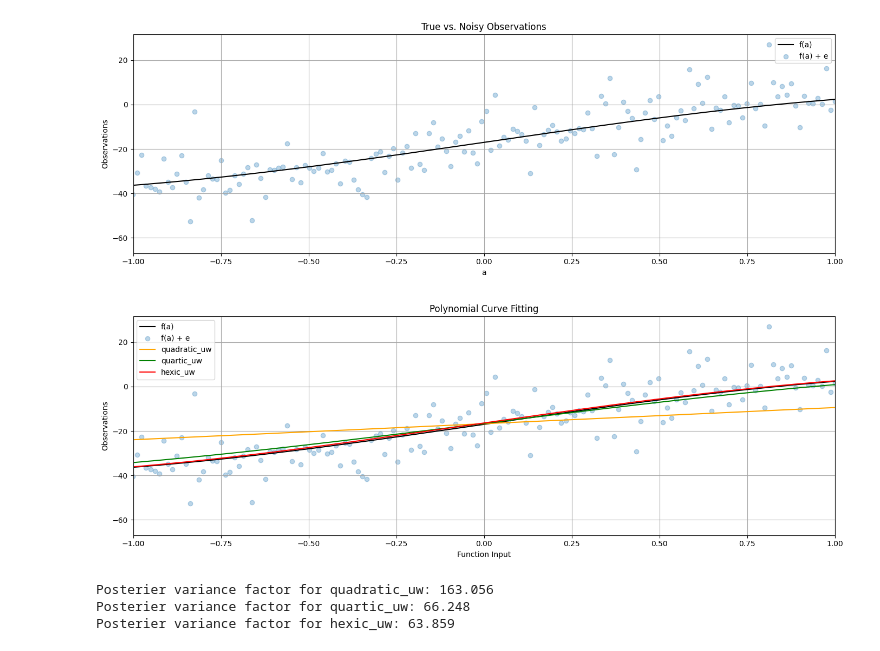
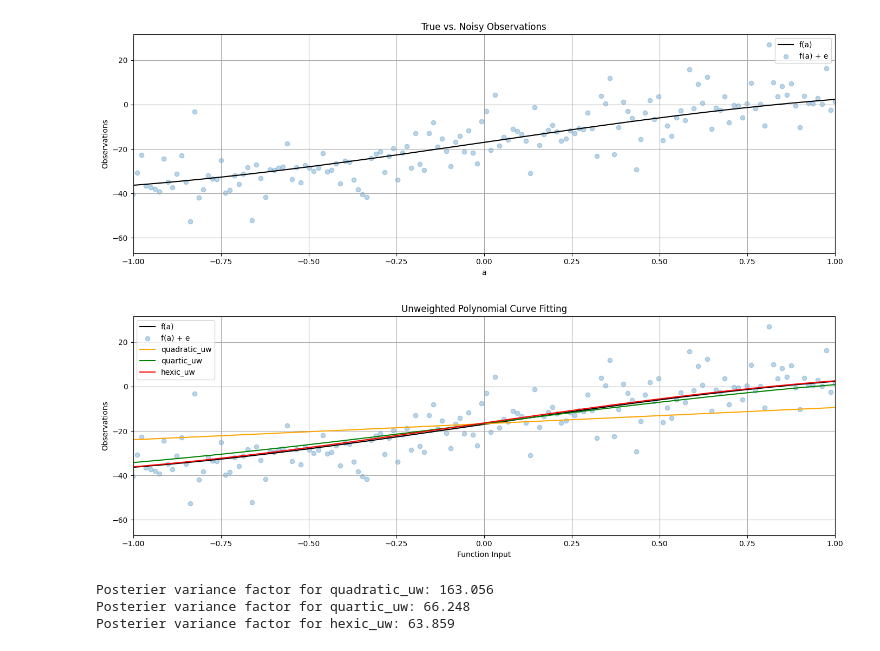
Before and after one commit to andrew-thai08/ENGG680_2025_Fall, a Jupyter notebook: Lab_Assignment1/Assignment1.ipynb, the cells around one changed output. Cells and saved outputs as stored; diff of their text form; code cells hidden in the pictures.

```diff
--- a/Lab_Assignment1/Assignment1.ipynb
+++ b/Lab_Assignment1/Assignment1.ipynb
@@ -791,30 +791,30 @@ hexic_uw = np.polyval(x_6, a)
 # %%
 # step 8
 # use the matplotlib to plot each polynomial function, noisy observations l, true observations l_true, together in one single figure
 # for the polynomials of line, cubic and quintic, use color of orange, green and red respectively.
 # (2 marks)
 
 fig, ax = plt.subplots(nrows=1, ncols=1, figsize=(14, 5))
 
 ax.plot(a,l_true, label="f(a)", color='k')
 ax.scatter(a, l, label="f(a) + e", color='tab:blue', marker='o', alpha=0.3)
 
 ax.plot(a, quadratic_uw, label='quadratic_uw', color='orange')
 ax.plot(a, quartic_uw, label='quartic_uw', color='green')
 ax.plot(a, hexic_uw, label='hexic_uw', color='red')
 
 ax.legend()
 ax.set_xlabel('Function Input')
 ax.set_ylabel('Observations')
-ax.set_title('Polynomial Curve Fitting')
+ax.set_title('Unweighted Polynomial Curve Fitting')
 
 ax.set_xlim(-1, 1)
 
 ax.grid(True, which='both',ls='-',color='0.65')
 
 fig.tight_layout()
 # %% [output]
-[figure, old version]
+[figure, new version]
 # %%
 # step 9
 # print the a posterier variance factor for each polynomial function
```
Also changed, not shown: parts of 2 cells of this notebook, 1 other file.
